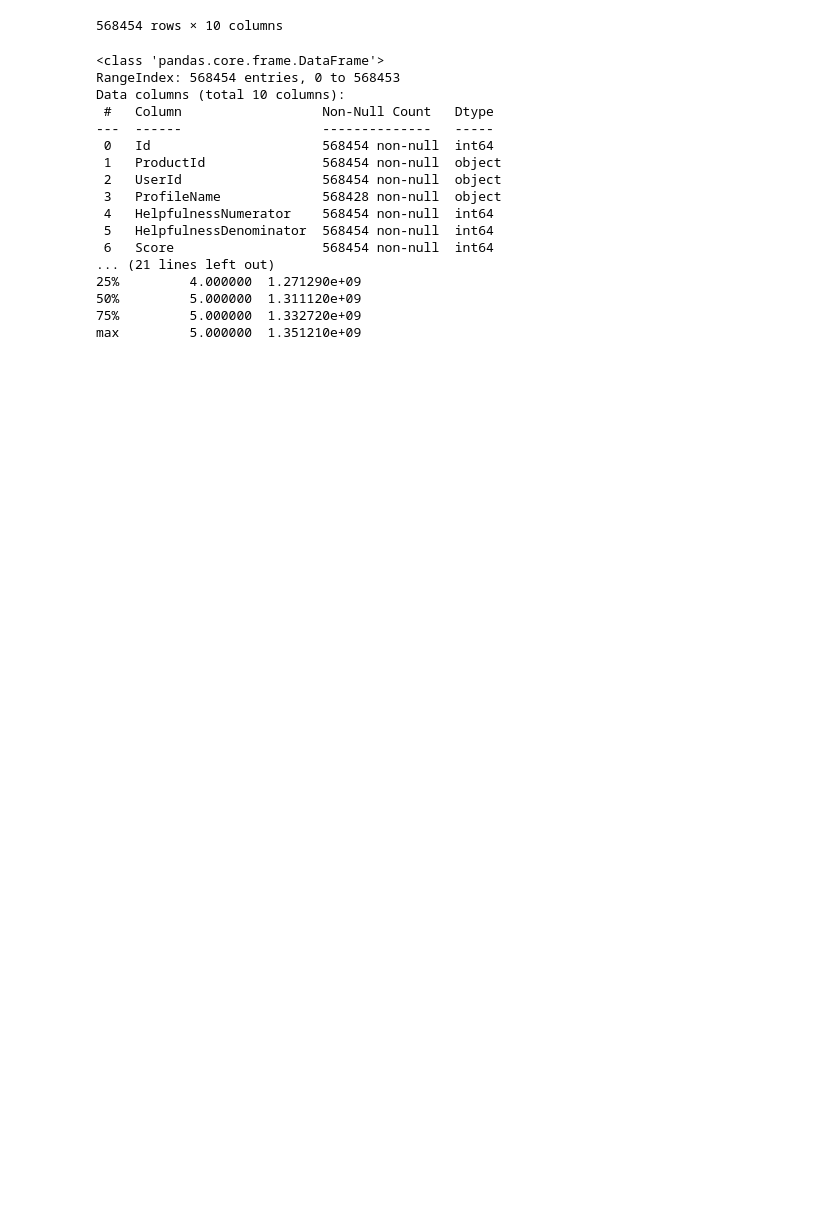
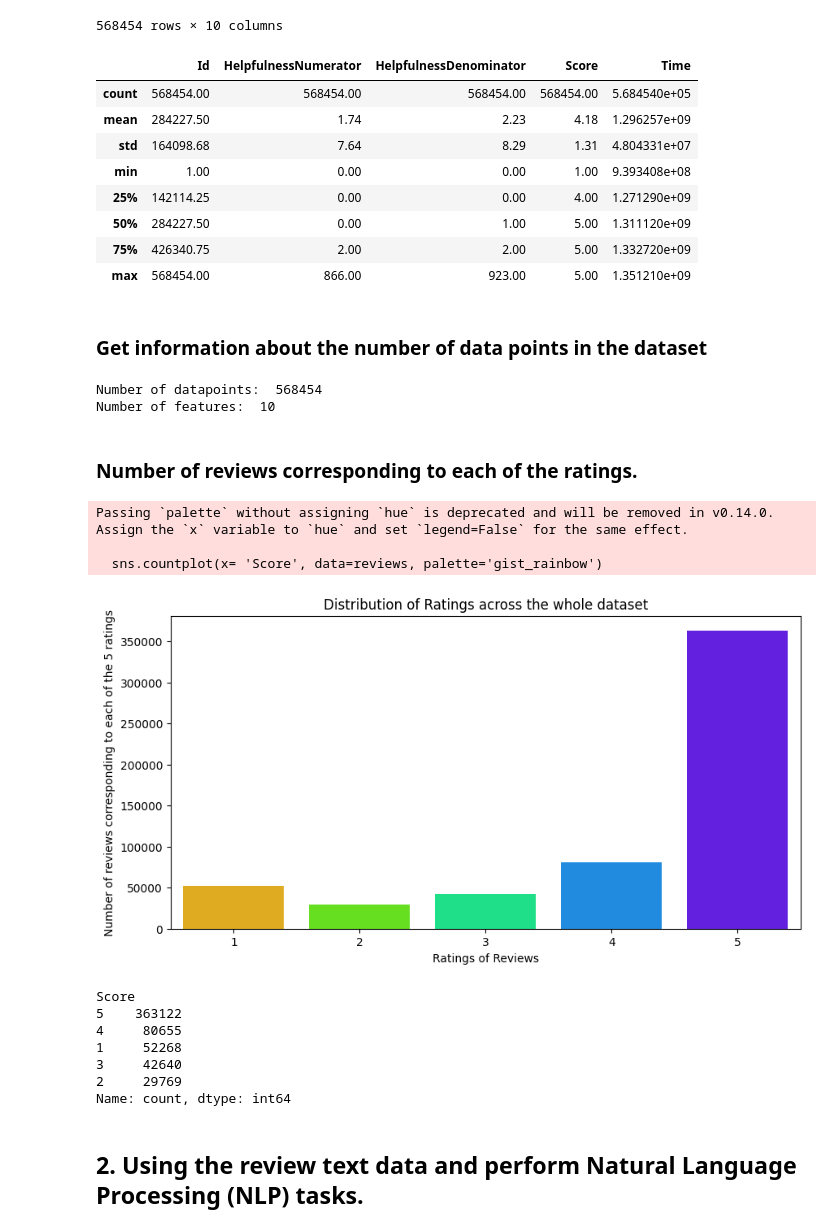
Before and after one commit to SophiaBouchama/review-analysis-teamc, a Jupyter notebook: code/preprocessing.ipynb, the cells around one changed output. Drawn from its saved outputs; the diff is of its cells as text; code cells hidden in the pictures; blank space fills up the shorter version.

```diff
--- a/code/preprocessing.ipynb
+++ b/code/preprocessing.ipynb
@@ -20,23 +28,46 @@ reviews
 568454 rows × 10 columns
 # %%
 
-print(reviews.info())
-print(reviews.describe())
+reviews.describe().round(2)
 # %% [output]
-<class 'pandas.core.frame.DataFrame'>
-RangeIndex: 568454 entries, 0 to 568453
-Data columns (total 10 columns):
- #   Column                  Non-Null Count   Dtype
----  ------                  --------------   -----
- 0   Id                      568454 non-null  int64
- 1   ProductId               568454 non-null  object
- 2   UserId                  568454 non-null  object
- 3   ProfileName             568428 non-null  object
- 4   HelpfulnessNumerator    568454 non-null  int64
- 5   HelpfulnessDenominator  568454 non-null  int64
- 6   Score                   568454 non-null  int64
-... (21 lines left out)
-25%         4.000000  1.271290e+09
-50%         5.000000  1.311120e+09
-75%         5.000000  1.332720e+09
-max         5.000000  1.351210e+09
+|  | Id | HelpfulnessNumerator | HelpfulnessDenominator | Score | Time |
+| count | 568454.00 | 568454.00 | 568454.00 | 568454.00 | 5.684540e+05 |
+| mean | 284227.50 | 1.74 | 2.23 | 4.18 | 1.296257e+09 |
+| std | 164098.68 | 7.64 | 8.29 | 1.31 | 4.804331e+07 |
+| min | 1.00 | 0.00 | 0.00 | 1.00 | 9.393408e+08 |
+| 25% | 142114.25 | 0.00 | 0.00 | 4.00 | 1.271290e+09 |
+| 50% | 284227.50 | 0.00 | 1.00 | 5.00 | 1.311120e+09 |
+| 75% | 426340.75 | 2.00 | 2.00 | 5.00 | 1.332720e+09 |
+| max | 568454.00 | 866.00 | 923.00 | 5.00 | 1.351210e+09 |
+# %% [markdown]
+### Get information about the number of data points in the dataset
+# %%
+print("Number of datapoints: ",reviews.shape[0])
+print("Number of features: ",reviews.shape[1])
+# %% [output]
+Number of datapoints:  568454
+Number of features:  10
+# %% [markdown]
+### Number of reviews corresponding to each of the ratings.
+# %%
+plt.figure(figsize=(10,5))
+sns.countplot(x= 'Score', data=reviews, palette='gist_rainbow')
+plt.title("Distribution of Ratings across the whole dataset")
+plt.xlabel("Ratings of Reviews")
+plt.ylabel("Number of reviews corresponding to each of the 5 ratings")
+plt.show()
+print(reviews['Score'].value_counts())
+# %% [output]
+Passing `palette` without assigning `hue` is deprecated and will be removed in v0.14.0. Assign the `x` variable to `hue` and set `legend=False` for the same effect.
+
+  sns.countplot(x= 'Score', data=reviews, palette='gist_rainbow')
+[figure, added]
+Score
+5    363122
+4     80655
+1     52268
+3     42640
+2     29769
+Name: count, dtype: int64
+# %% [markdown]
+## 2. Using the review text data and perform Natural Language Processing (NLP) tasks.
```
Also changed, not shown: parts of 20 cells of this notebook.
